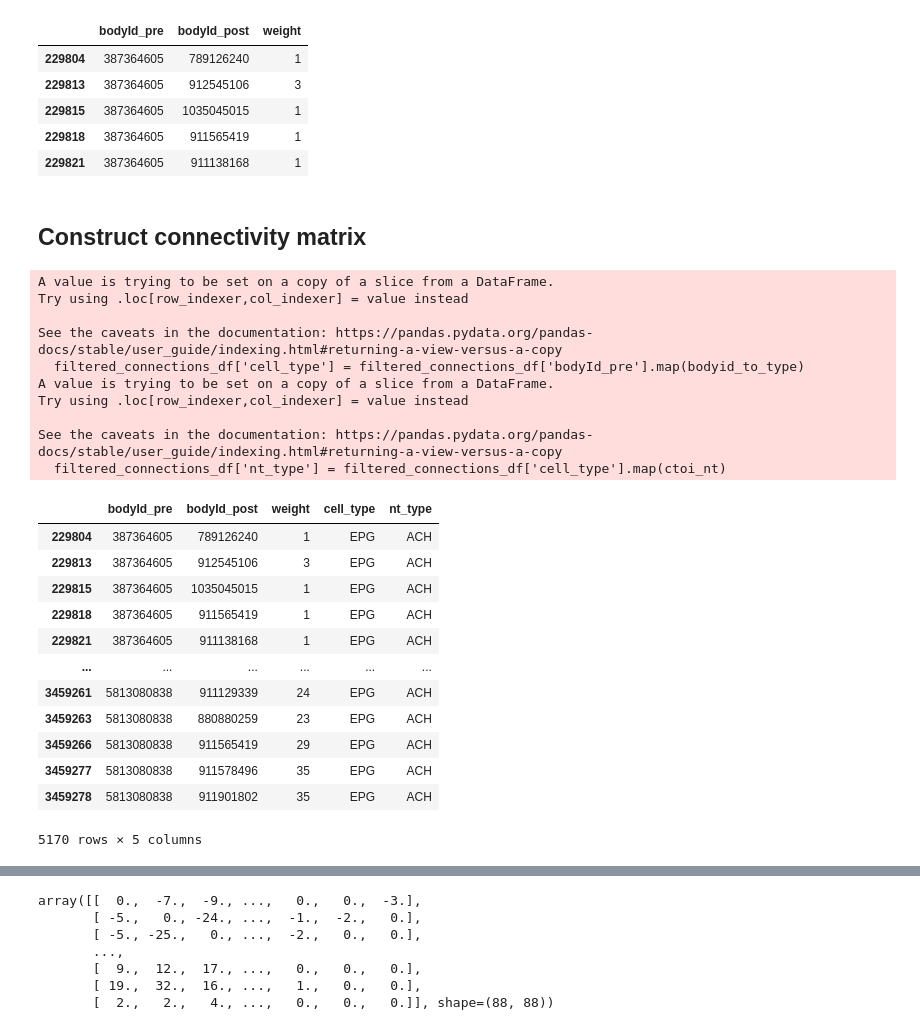
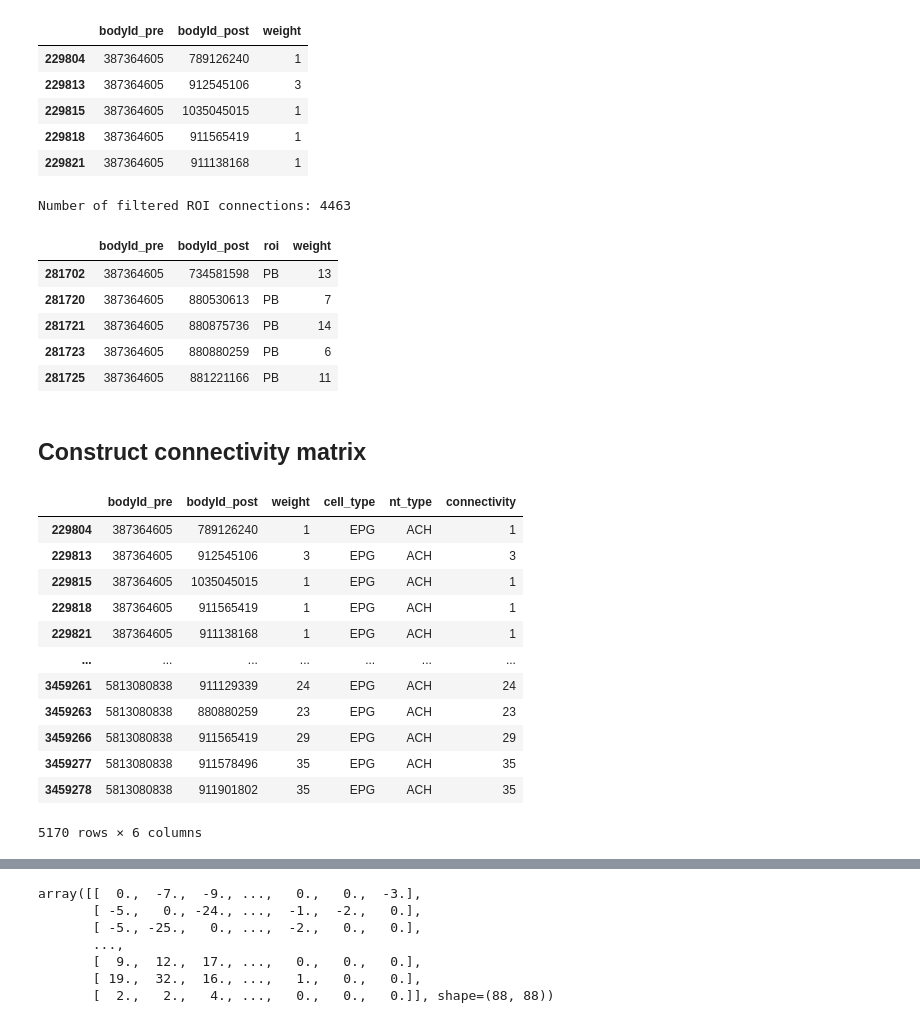
Before and after one commit to CharlesXu-Jingyue/MesoCompPrimitives, a Jupyter notebook: legacy/connectivity_hemibrain_20251112.ipynb, the cells around one changed output, grey strips where cells are left out. Drawn from its saved outputs; the diff is of its cells as text; code cells hidden in the pictures.

```diff
--- a/legacy/connectivity_hemibrain_20251112.ipynb
+++ b/legacy/connectivity_hemibrain_20251112.ipynb
@@ -115,6 +150,23 @@ Number of filtered connections: 5170
 | 229815 | 387364605 | 1035045015 | 1 |
 | 229818 | 387364605 | 911565419 | 1 |
 | 229821 | 387364605 | 911138168 | 1 |
+# %%
+# Query for weights restricted to regions of interest
+filtered_connections_roi_df = connections_roi_df[
+    (connections_roi_df["bodyId_pre"].isin(noi_list)) &
+    (connections_roi_df["bodyId_post"].isin(noi_list)) &
+    (connections_roi_df["roi"].isin(roi))
+].copy()
+print(f"Number of filtered ROI connections: {len(filtered_connections_roi_df)}")
+filtered_connections_roi_df.head()
+# %% [output]
+Number of filtered ROI connections: 4463
+|  | bodyId_pre | bodyId_post | roi | weight |
+| 281702 | 387364605 | 734581598 | PB | 13 |
+| 281720 | 387364605 | 880530613 | PB | 7 |
+| 281721 | 387364605 | 880875736 | PB | 14 |
+| 281723 | 387364605 | 880880259 | PB | 6 |
+| 281725 | 387364605 | 881221166 | PB | 11 |
 # %% [markdown]
 ## Construct connectivity matrix
 # %%
@@ -144,28 +196,21 @@ filtered_connections_df['cell_type'] = filtered_connections_df['bodyId_pre'].map
 # Map cell type to neurotransmitter
 filtered_connections_df['nt_type'] = filtered_connections_df['cell_type'].map(ctoi_nt)
 
+# Map neurotransmitter to weight
+filtered_connections_df.loc[:, 'connectivity'] = filtered_connections_df['weight'] * filtered_connections_df['nt_type'].map(nt_weights)
+
 filtered_connections_df
 # %% [output]
+|  | bodyId_pre | bodyId_post | weight | cell_type | nt_type | connectivity |
+| 229804 | 387364605 | 789126240 | 1 | EPG | ACH | 1 |
+| 229813 | 387364605 | 912545106 | 3 | EPG | ACH | 3 |
+| 229815 | 387364605 | 1035045015 | 1 | EPG | ACH | 1 |
+| 229818 | 387364605 | 911565419 | 1 | EPG | ACH | 1 |
+| 229821 | 387364605 | 911138168 | 1 | EPG | ACH | 1 |
+| ... | ... | ... | ... | ... | ... | ... |
+| 3459261 | 5813080838 | 911129339 | 24 | EPG | ACH | 24 |
+| 3459263 | 5813080838 | 880880259 | 23 | EPG | ACH | 23 |
+| 3459266 | 5813080838 | 911565419 | 29 | EPG | ACH | 29 |
+| 3459277 | 5813080838 | 911578496 | 35 | EPG | ACH | 35 |
+| 3459278 | 5813080838 | 911901802 | 35 | EPG | ACH | 35 |
-A value is trying to be set on a copy of a slice from a DataFrame.
-Try using .loc[row_indexer,col_indexer] = value instead
-
-See the caveats in the documentation: https://pandas.pydata.org/pandas-docs/stable/user_guide/indexing.html#returning-a-view-versus-a-copy
-  filtered_connections_df['cell_type'] = filtered_connections_df['bodyId_pre'].map(bodyid_to_type)
-A value is trying to be set on a copy of a slice from a DataFrame.
-Try using .loc[row_indexer,col_indexer] = value instead
-
-See the caveats in the documentation: https://pandas.pydata.org/pandas-docs/stable/user_guide/indexing.html#returning-a-view-versus-a-copy
-  filtered_connections_df['nt_type'] = filtered_connections_df['cell_type'].map(ctoi_nt)
+5170 rows × 6 columns
-|  | bodyId_pre | bodyId_post | weight | cell_type | nt_type |
-| 229804 | 387364605 | 789126240 | 1 | EPG | ACH |
-| 229813 | 387364605 | 912545106 | 3 | EPG | ACH |
-| 229815 | 387364605 | 1035045015 | 1 | EPG | ACH |
-| 229818 | 387364605 | 911565419 | 1 | EPG | ACH |
-| 229821 | 387364605 | 911138168 | 1 | EPG | ACH |
-| ... | ... | ... | ... | ... | ... |
-| 3459261 | 5813080838 | 911129339 | 24 | EPG | ACH |
-| 3459263 | 5813080838 | 880880259 | 23 | EPG | ACH |
-| 3459266 | 5813080838 | 911565419 | 29 | EPG | ACH |
-| 3459277 | 5813080838 | 911578496 | 35 | EPG | ACH |
-| 3459278 | 5813080838 | 911901802 | 35 | EPG | ACH |
-5170 rows × 5 columns
```
Also changed, not shown: parts of 10 cells of this notebook, 4 other files.
